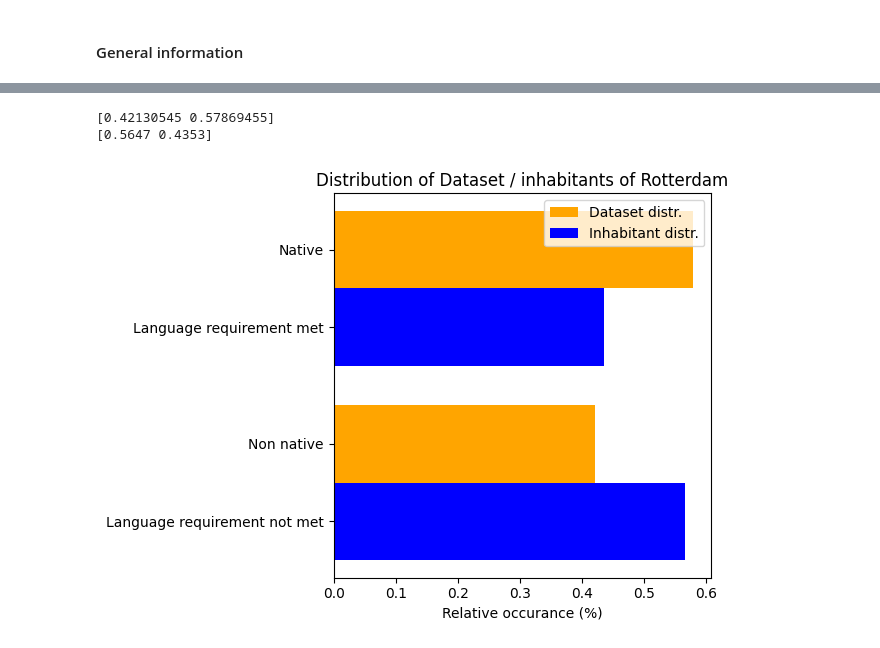
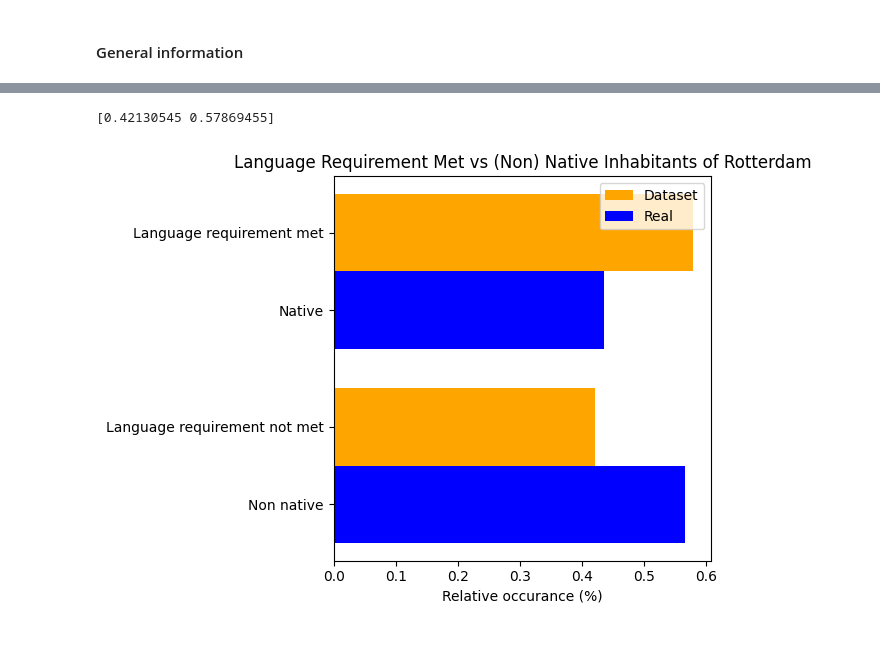
Before and after one commit to nouwerkerk/AI-Testing-33, a Jupyter notebook: dataAnalysis/language_requirement_met.ipynb, the cells around one changed output, grey strips where cells are left out. Saved outputs shown, nothing was run; the diff lists cells and outputs as text; code cells hidden in the pictures.

```diff
--- a/dataAnalysis/language_requirement_met.ipynb
+++ b/dataAnalysis/language_requirement_met.ipynb
@@ -23,31 +42,32 @@ plt.show()
 # %%
 taaleis_voldaan = taaleis_voldaan[taaleis_voldaan < 2]
+
+# print(taaleis_voldaan)
 
 relative_freq = np.array(taaleis_voldaan.value_counts(normalize=True).sort_index())
 print(relative_freq)
 
 real_freq = np.array([1-0.4353, 0.4353])
-print(real_freq)
+# print(real_freq)
 # %% [output]
 [0.42130545 0.57869455]
-[0.5647 0.4353]
 # %%
 y_pos = np.arange(2)
 
-plt.barh(y_pos, relative_freq, height=0.4, label='Dataset distr.', color='orange')
+plt.barh(y_pos, relative_freq, height=0.4, label='Dataset', color='orange')
 
-plt.barh(y_pos - 0.4, real_freq, height=0.4, label='Inhabitant distr.', color='blue')
+plt.barh(y_pos - 0.4, real_freq, height=0.4, label='Real', color='blue')
 
 plt.yticks([y_pos[0]-0.4, y_pos[0], y_pos[1]-0.4, y_pos[1]],
-           np.array(["Language requirement not met", "Non native", "Language requirement met", "Native"]))
+           np.array(["Non native","Language requirement not met","Native","Language requirement met"]))
 
 plt.xlabel('Relative occurance (%)')
-plt.title('Distribution of Dataset / inhabitants of Rotterdam')
+plt.title('Language Requirement Met vs (Non) Native Inhabitants of Rotterdam')
 
 plt.legend()
 
 # Show the plot
 plt.tight_layout()
 plt.show()
 # %% [output]
-[figure, old version]
+[figure, new version]
```
Also changed, not shown: parts of 2 cells of this notebook, 4 other files.
